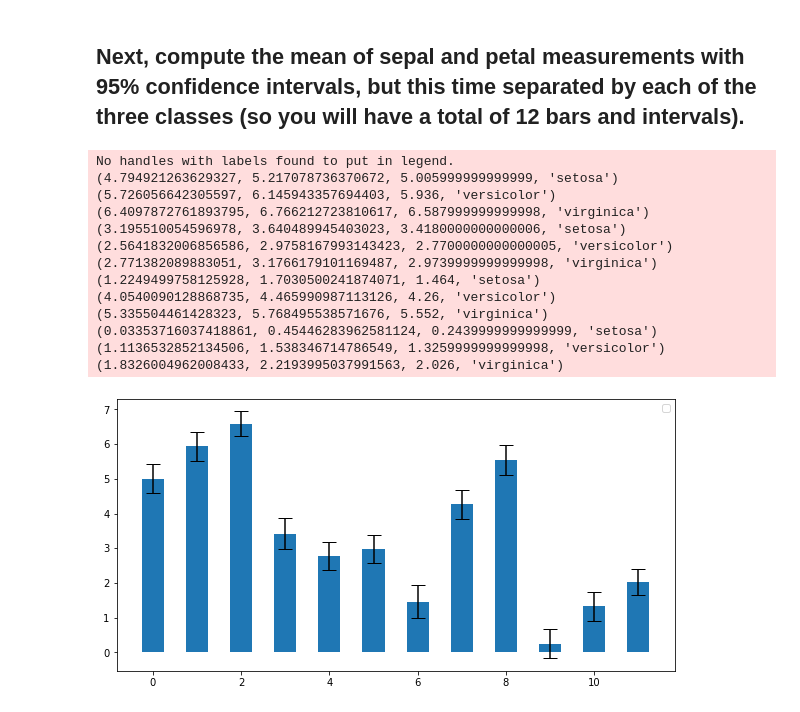
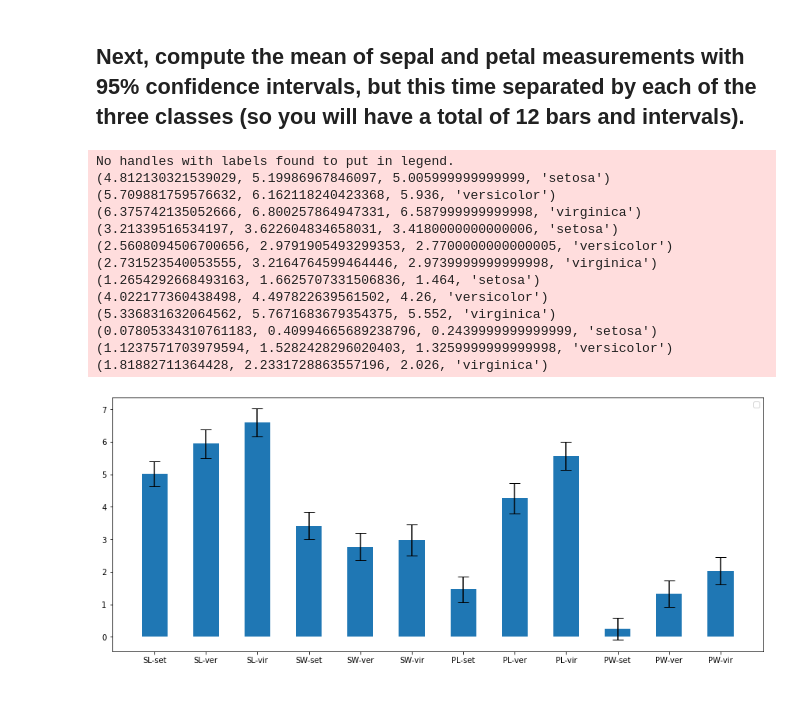
Before and after one commit to jventura1738/COSC311, a Jupyter notebook: LABS/LAB5/LAB5.ipynb, the cells around one changed output. Drawn from its saved outputs; the diff is of its cells as text; code cells hidden in the pictures.

```diff
--- a/LABS/LAB5/LAB5.ipynb
+++ b/LABS/LAB5/LAB5.ipynb
@@ -95,11 +95,7 @@ petal_lens = iris[['pet_length', 'class']].to_numpy()
 petal_wids = iris[['pet_width', 'class']].to_numpy()
 all_arrays = [sepal_lens, sepal_wids, petal_lens, petal_wids]
 
-# sepal_len_triplet = np.empty()
-# sepal_wid_triplet = np.empty()
-# petal_len_triplet = np.empty()
-# petal_wid_triplet = np.empty()
-
+# This makes indexing easier; convert to numbers.
 for array in all_arrays:
     for elem in array:
         if elem[1] == 'Iris-setosa':
@@ -109,55 +105,58 @@ for array in all_arrays:
         else:
             elem[1] = int(2)
 
+# Split arrays by len, wid, and flower (iris) type.
 new_arrays = []
 mean_data = []
 for array in all_arrays:
     new_arrays.append(np.split(array, np.where(np.diff(sepal_lens[:,1]))[0]+1))
 
+# Sampling happens here.
 for group in new_arrays:
     f_names = ['setosa', 'versicolor', 'virginica']
     for f_class, f_name in zip(group, f_names):
         sample_size = 50
         resample_count = 50
         x_bar = f_class[:,0].mean()
         samples = []
         sample_means = []
 
         for i in range(resample_count):
             for i in range(sample_size):
                 idx = np.random.randint(0, 150)
                 samples.append(array[idx])
             sample_means.append(np.mean(samples))
             samples.clear()
 
         SE = np.std(sample_means)
         lo = (x_bar - 1.96 * SE)
         hi = (x_bar + 1.96 * SE)
 
         mean_data.append((lo, hi, x_bar, f_name))
 
 # For information.
 for data in mean_data:
     print(data)
 
 # Plotting
-plt.rcParams['figure.figsize'] = [10, 5]
-plt.bar([0,1,2,3,4,5,6,7,8,9,10,11], [data[2] for data in mean_data], yerr=[data[1] - data[0] for data in mean_data], capsize=7, width=0.5)
+plt.rcParams['figure.figsize'] = [15, 6]
+names2 = ['SL-set', 'SL-ver', 'SL-vir', 'SW-set', 'SW-ver', 'SW-vir', 'PL-set', 'PL-ver', 'PL-vir', 'PW-set', 'PW-ver', 'PW-vir']
+plt.bar(names2, [data[2] for data in mean_data], yerr=[data[1] - data[0] for data in mean_data], capsize=7, width=0.5)
 plt.legend()
 plt.show()
 pass
 # %% [output]
 No handles with labels found to put in legend.
-(4.794921263629327, 5.217078736370672, 5.005999999999999, 'setosa')
-(5.726056642305597, 6.145943357694403, 5.936, 'versicolor')
-(6.4097872761893795, 6.766212723810617, 6.587999999999998, 'virginica')
-(3.195510054596978, 3.640489945403023, 3.4180000000000006, 'setosa')
-(2.5641832006856586, 2.9758167993143423, 2.7700000000000005, 'versicolor')
-(2.771382089883051, 3.1766179101169487, 2.9739999999999998, 'virginica')
-(1.2249499758125928, 1.7030500241874071, 1.464, 'setosa')
-(4.0540090128868735, 4.465990987113126, 4.26, 'versicolor')
-(5.335504461428323, 5.768495538571676, 5.552, 'virginica')
-(0.03353716037418861, 0.45446283962581124, 0.2439999999999999, 'setosa')
-(1.1136532852134506, 1.538346714786549, 1.3259999999999998, 'versicolor')
-(1.8326004962008433, 2.2193995037991563, 2.026, 'virginica')
+(4.812130321539029, 5.19986967846097, 5.005999999999999, 'setosa')
+(5.709881759576632, 6.162118240423368, 5.936, 'versicolor')
+(6.375742135052666, 6.800257864947331, 6.587999999999998, 'virginica')
+(3.21339516534197, 3.622604834658031, 3.4180000000000006, 'setosa')
+(2.5608094506700656, 2.9791905493299353, 2.7700000000000005, 'versicolor')
+(2.731523540053555, 3.2164764599464446, 2.9739999999999998, 'virginica')
+(1.2654292668493163, 1.6625707331506836, 1.464, 'setosa')
+(4.022177360438498, 4.497822639561502, 4.26, 'versicolor')
+(5.336831632064562, 5.7671683679354375, 5.552, 'virginica')
+(0.07805334310761183, 0.40994665689238796, 0.2439999999999999, 'setosa')
+(1.1237571703979594, 1.5282428296020403, 1.3259999999999998, 'versicolor')
+(1.81882711364428, 2.2331728863557196, 2.026, 'virginica')
-[figure, old version]
+[figure, new version]
```
